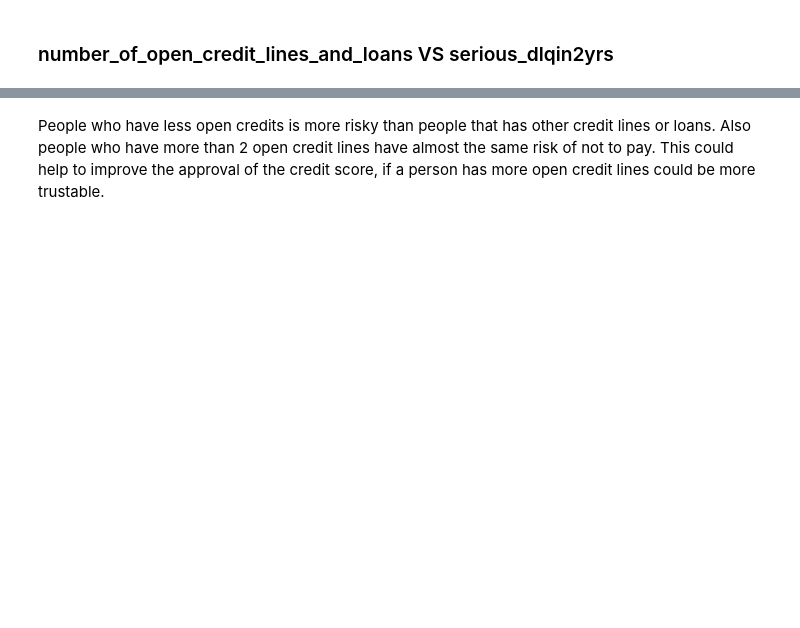
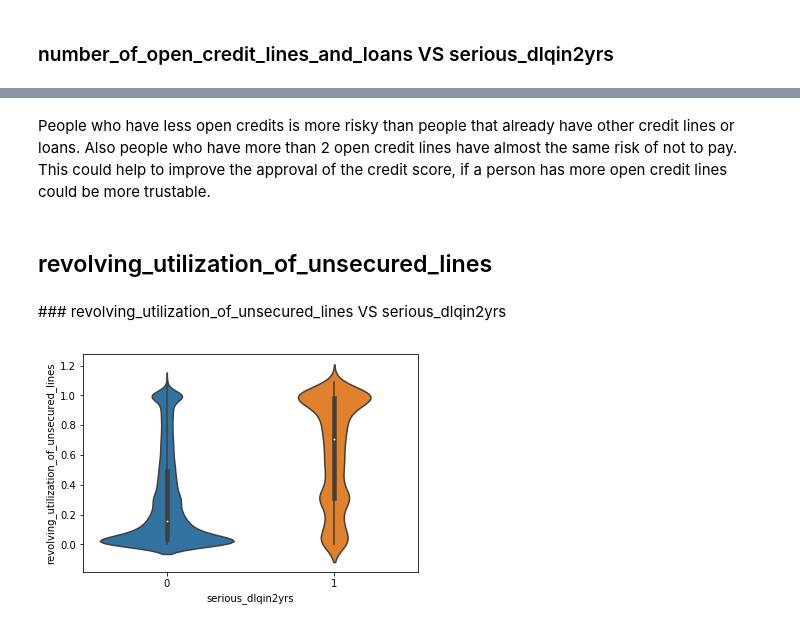
Before and after one commit to renzobechler-zz/credits_eda, a Jupyter notebook: notebooks/EDA.ipynb, the cells around one changed output, grey strips where cells are left out. Drawn from its saved outputs; the diff is of its cells as text; code cells hidden in the pictures; blank space fills up the shorter version.

```diff
--- a/notebooks/EDA.ipynb
+++ b/notebooks/EDA.ipynb
@@ -220,2 +228,10 @@ plt.show()
 # %% [markdown]
-People who have less open credits is more risky than people that has other credit lines or loans. Also people who have more than 2 open credit lines have almost the same risk of not to pay. This could help to improve the approval of the credit score, if a person has more open credit lines could be more trustable.
+People who have less open credits is more risky than people that already have other credit lines or loans. Also people who have more than 2 open credit lines have almost the same risk of not to pay. This could help to improve the approval of the credit score, if a person has more open credit lines could be more trustable.
+# %% [markdown]
+## revolving_utilization_of_unsecured_lines
+# %% [markdown]
+### revolving_utilization_of_unsecured_lines VS serious_dlqin2yrs
+# %%
+sns.violinplot(x='serious_dlqin2yrs', y='revolving_utilization_of_unsecured_lines', data=credit_data);
+# %% [output]
+[figure, added]
```
Also changed, not shown: parts of 42 cells of this notebook, 2 other files.
